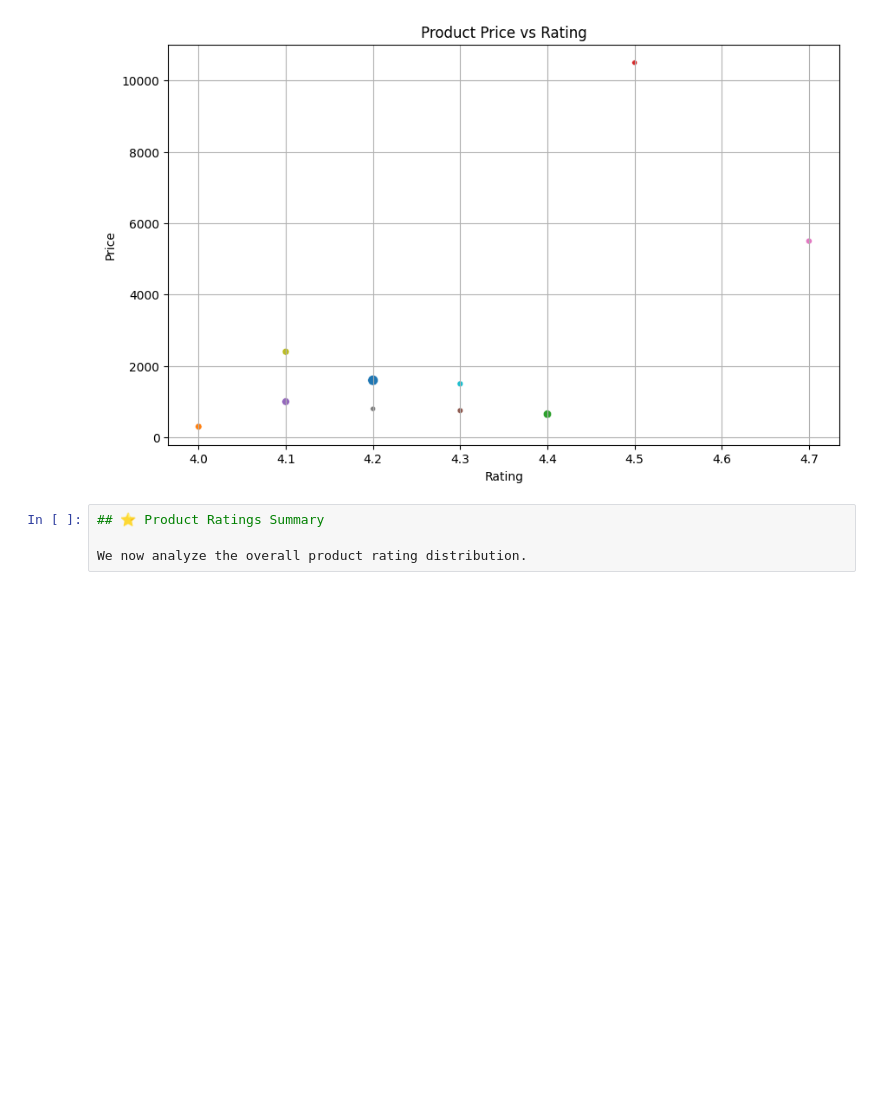
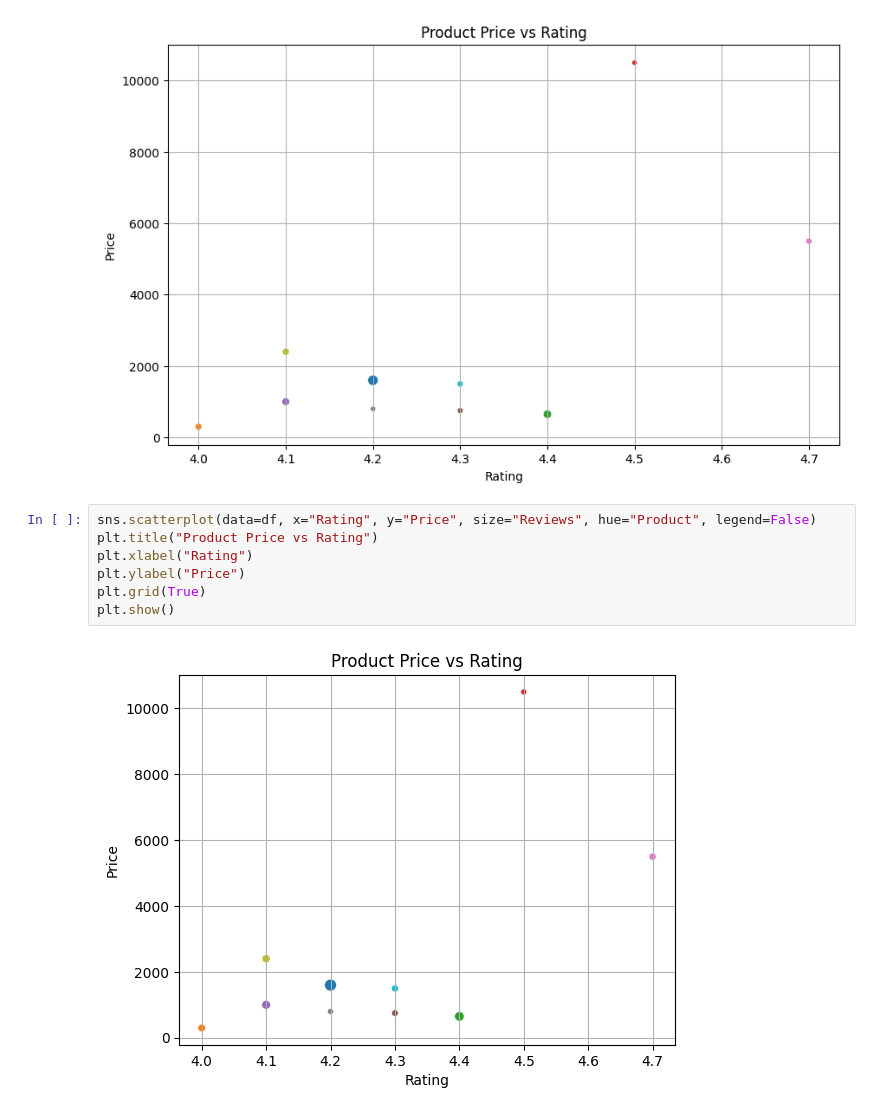
Before and after one commit to sarasakeena/pynotes, a Jupyter notebook: notebooks/pandas-work/Amazon_Price_Tracker.ipynb, the cells around one changed output. Cells and saved outputs as stored; diff of their text form; blank space fills up the shorter version.

```diff
--- a/notebooks/pandas-work/Amazon_Price_Tracker.ipynb
+++ b/notebooks/pandas-work/Amazon_Price_Tracker.ipynb
@@ -71,10 +73,15 @@ plt.grid(True)
 plt.show()
 # %% [output]
 [figure]
-# %%
-## ⭐ Product Ratings Summary
-
-We now analyze the overall product rating distribution.
+# %%
+sns.scatterplot(data=df, x="Rating", y="Price", size="Reviews", hue="Product", legend=False)
+plt.title("Product Price vs Rating")
+plt.xlabel("Rating")
+plt.ylabel("Price")
+plt.grid(True)
+plt.show()
+# %% [output]
+[figure, added]
 # %%
 plt.figure(figsize=(8,5))
 sns.histplot(df["Rating"], bins=5, kde=True, color='skyblue')
```
Also changed, not shown: parts of 5 cells of this notebook, 57 other files.
